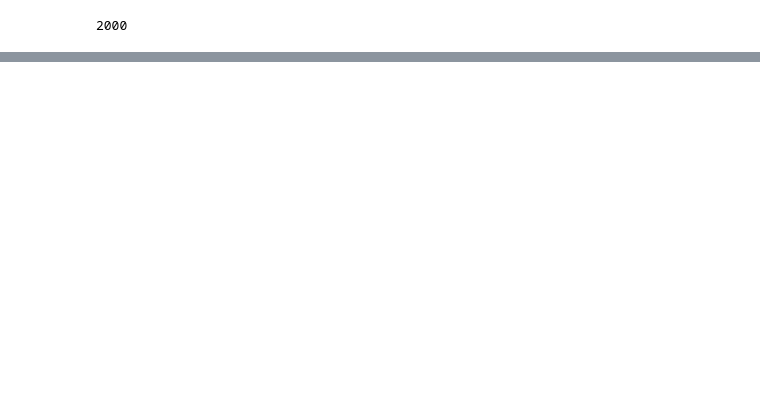
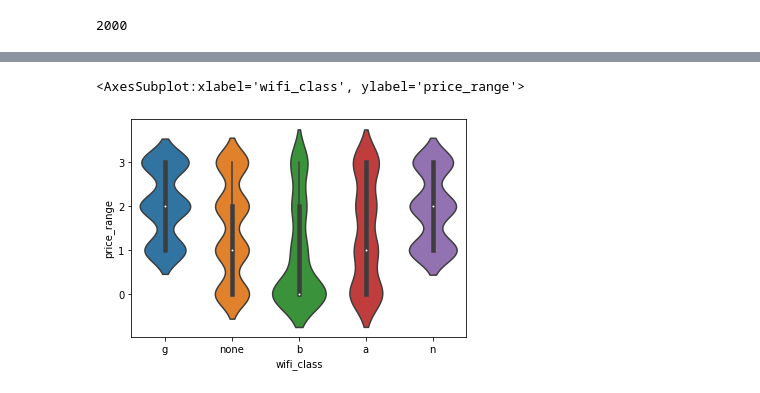
Before and after one commit to eyalnus/ex2, a Jupyter notebook: ex3.ipynb, the cells around one changed output, grey strips where cells are left out. Saved outputs shown, nothing was run; the diff lists cells and outputs as text; code cells hidden in the pictures; blank space fills up the shorter version.

```diff
--- a/ex3.ipynb
+++ b/ex3.ipynb
@@ -127,6 +147,7 @@ df
 2000 rows × 26 columns
 # %%
 df['f_camera'] = np.where(df['fc']==0,np.NaN,df['fc'])
+df['camera'] = np.where(df['pc']==0,np.NaN,df['pc'])
 df
 # %% [output]
 |  | battery_power | blue | clock_speed | dual_sim | fc | four_g | int_memory | m_dep | mobile_wt | ... |
@@ -169,0 +187,5 @@ array([2, 3, 5, 6, 1, 8, 4, 7])
+# %%
+df['dpi_w'] = df['px_width']/df['sc_w']*2.5
+df['dpi_h'] = df['px_height']/df['sc_h']*2.5
+
+df[['dpi_h','dpi_w','px_height','px_width','sc_h','sc_w']]
@@ -169,0 +206,7 @@ array([2, 3, 5, 6, 1, 8, 4, 7])
+# %%
+df['screen']=np.where(df["touch_screen"]==1,'Touch','LCD')
+df
+# %%
+df["wifi_tmp"] = np.where(df.wifi==0,-1,df["price_range"])
+df['wifi_class']= df['wifi_tmp'].apply(conv_wifi)
+df[["wifi_tmp","wifi",'price_range','wifi_class']]
@@ -169,0 +227,5 @@ array([2, 3, 5, 6, 1, 8, 4, 7])
+# %%
+sns.violinplot(x='wifi_class',y='price_range',data=df)
+# %% [output]
+<AxesSubplot:xlabel='wifi_class', ylabel='price_range'>
+[figure, added]
```
Also changed, not shown: parts of 16 cells of this notebook.
